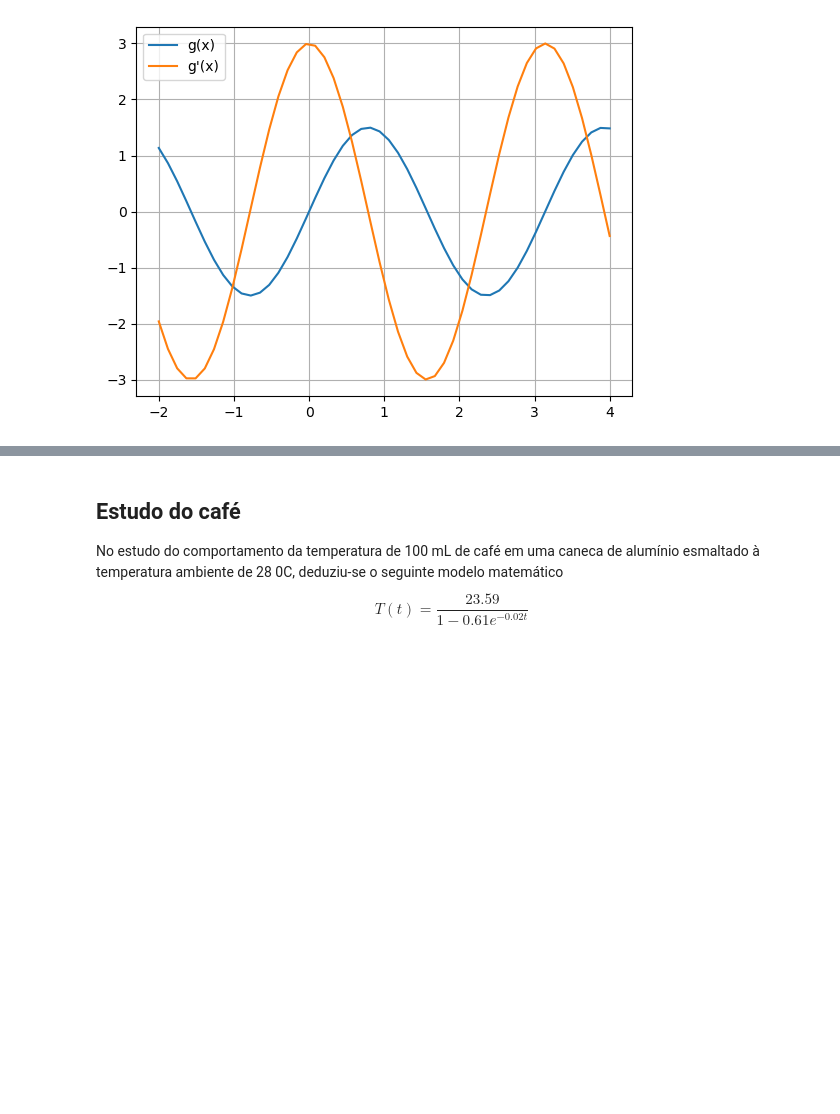
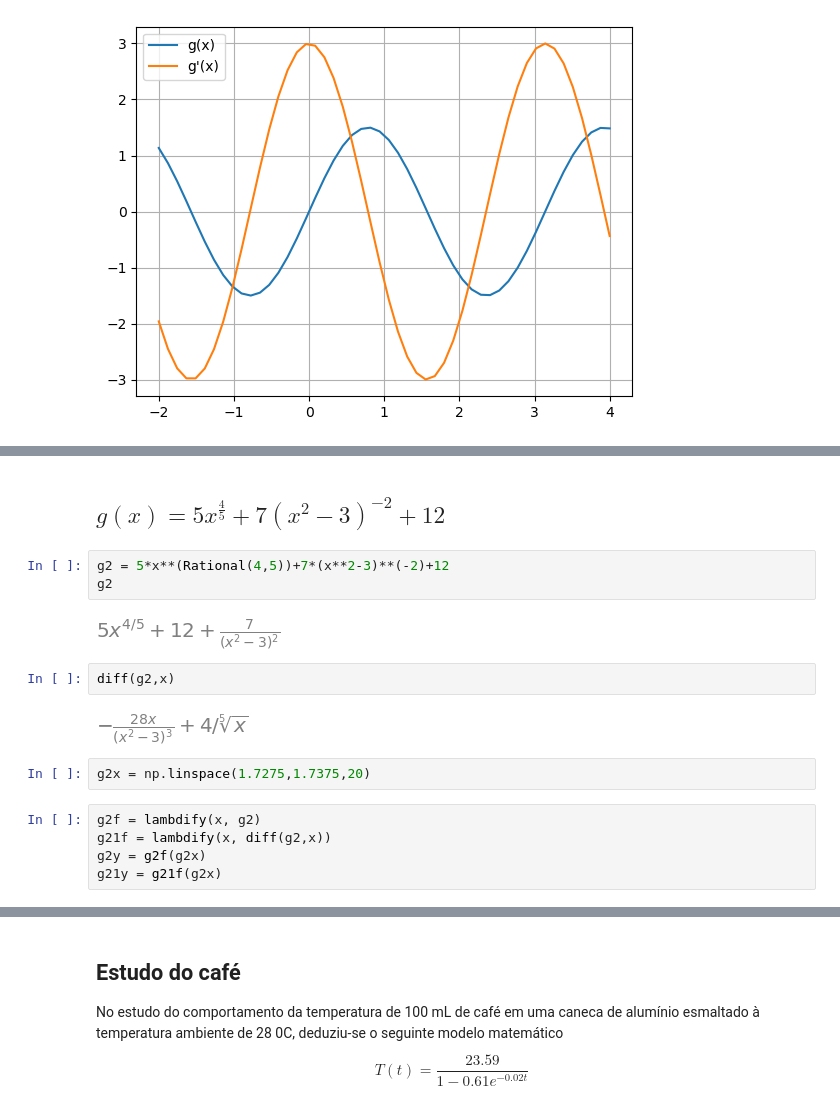
Before and after one commit to samirsaravia/AL-Calc, a Jupyter notebook: Calculo/HW-derivadas3.ipynb, the cells around one changed output, grey strips where cells are left out. Saved outputs shown, nothing was run; the diff lists cells and outputs as text; blank space fills up the shorter version.

```diff
--- a/Calculo/HW-derivadas3.ipynb
+++ b/Calculo/HW-derivadas3.ipynb
@@ -295,0 +320,18 @@ grafico(y4x, y4y, y41y)
+# %% [markdown]
+## $g(x)=5x^{\frac 45}+7(x^2-3)^{-2}+12$
+# %%
+g2 = 5*x**(Rational(4,5))+7*(x**2-3)**(-2)+12
+g2
+# %% [output]
+[figure, added]
+# %%
+diff(g2,x)
+# %% [output]
+[figure, added]
+# %%
+g2x = np.linspace(1.7275,1.7375,20)
+# %%
+g2f = lambdify(x, g2)
+g21f = lambdify(x, diff(g2,x))
+g2y = g2f(g2x)
+g21y = g21f(g2x)
```
Also changed, not shown: parts of 24 cells of this notebook.
